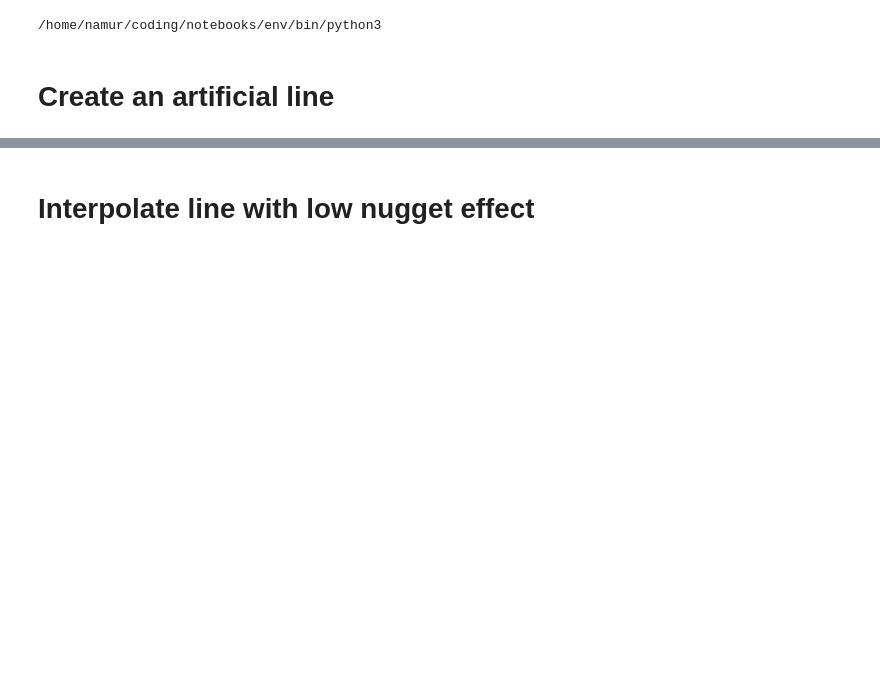
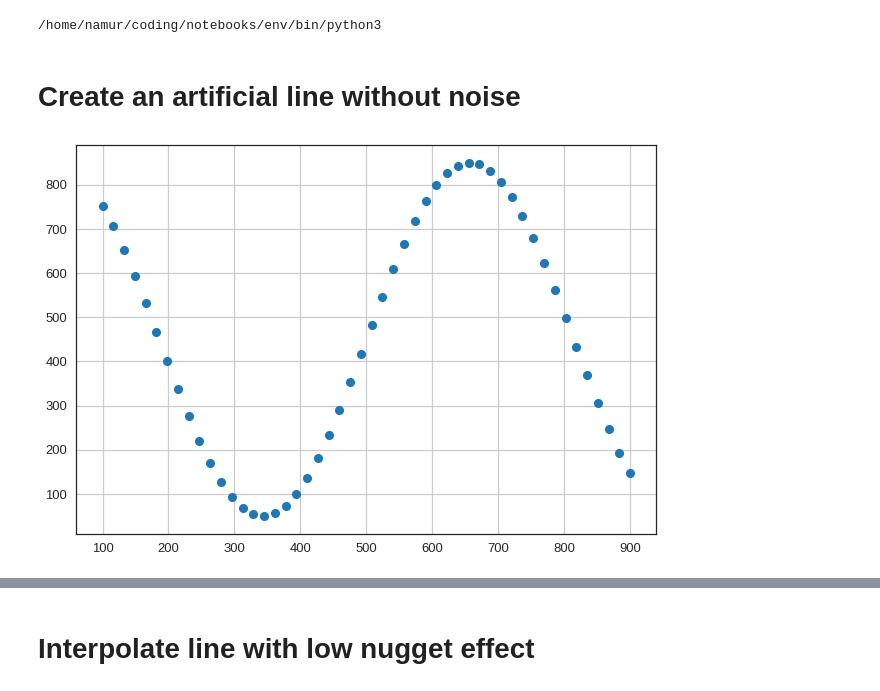
Before and after one commit to TrellixVulnTeam/gempy-notebooks_Q97W, a Jupyter notebook: server-gempy/nugget_effect.ipynb, the cells around one changed output, grey strips where cells are left out. Drawn from its saved outputs; the diff is of its cells as text; code cells hidden in the pictures; blank space fills up the shorter version.

```diff
--- a/server-gempy/nugget_effect.ipynb
+++ b/server-gempy/nugget_effect.ipynb
@@ -25,4 +25,18 @@ print(sys.executable)
 WARNING (theano.tensor.blas): Using NumPy C-API based implementation for BLAS functions.
 /home/namur/coding/notebooks/env/bin/python3
 # %% [markdown]
-# Create an artificial line
+# Create an artificial line without noise
+# %%
+# sinus curve
+xvals = np.linspace(-4, 4, 50)
+yvals = np.sin(xvals)
+
+# scale up and transform
+xvals = xvals * 100 + 500
+yvals = yvals * 400 + 450
+
+# plot
+plt.plot(xvals, yvals, 'o')
+plt.grid()
+# %% [output]
+[figure, added]
```
Also changed, not shown: parts of 8 cells of this notebook.
